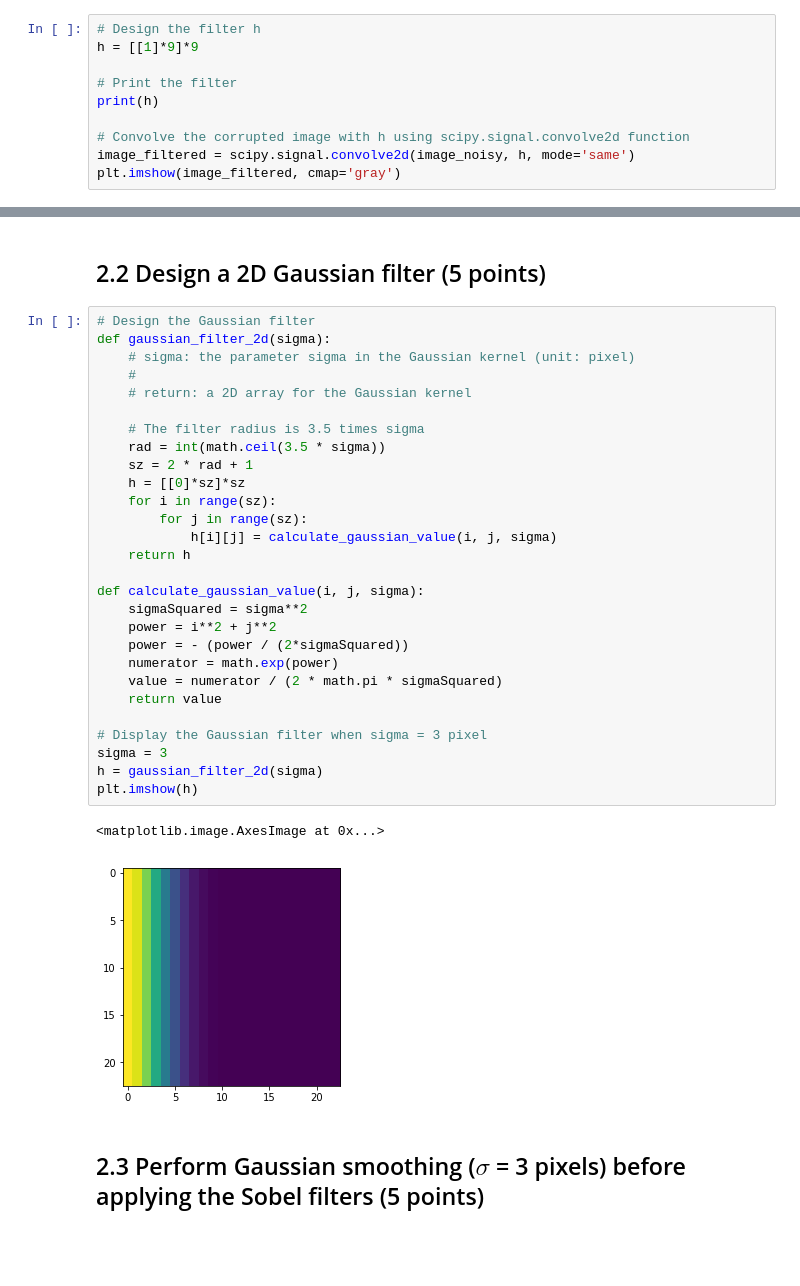
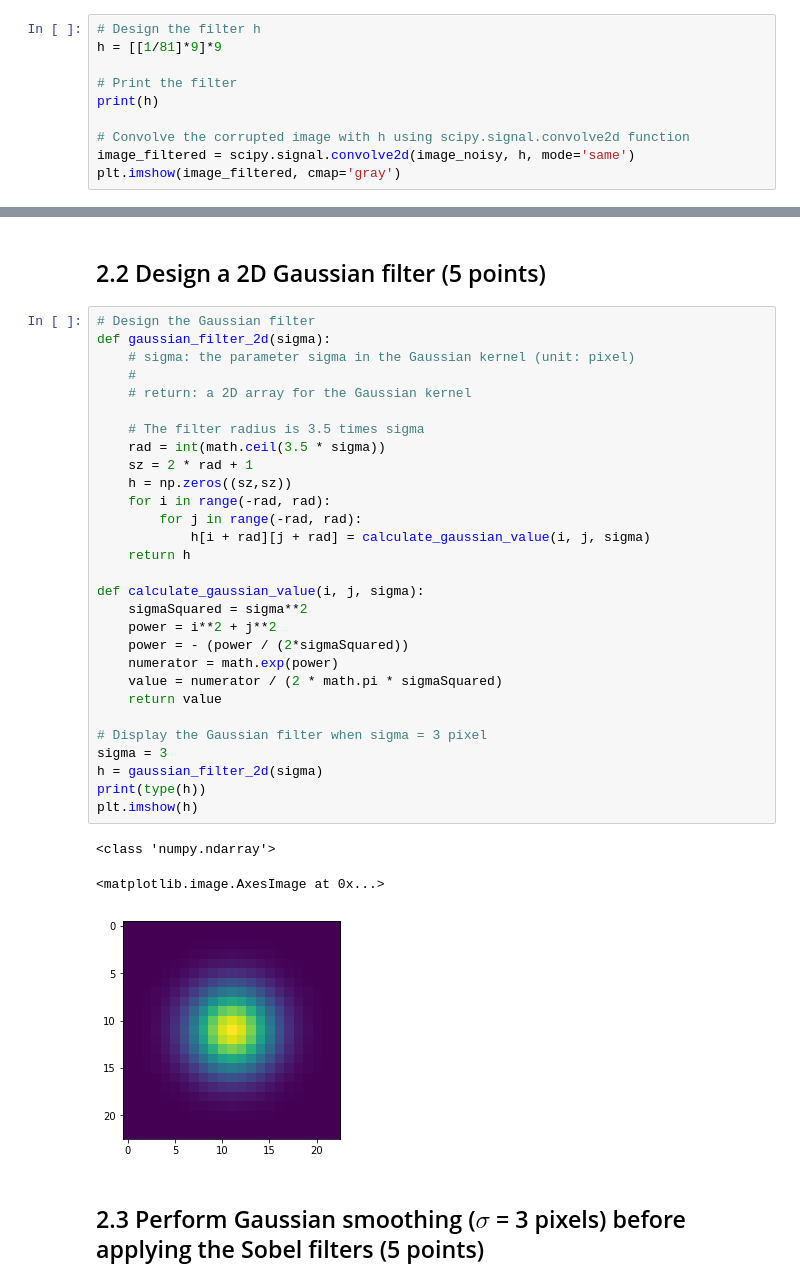
Before and after one commit to KaneKnight/ComputerVision2018-19, a Jupyter notebook: coursework_1/coursework_1.ipynb, the cells around one changed output, grey strips where cells are left out. Saved outputs shown, nothing was run; the diff lists cells and outputs as text; blank space fills up the shorter version.

Commit message:
Fix gaussian.

```diff
--- a/coursework_1/coursework_1.ipynb
+++ b/coursework_1/coursework_1.ipynb
@@ -80,7 +80,7 @@ plt.imshow(image_filtered, cmap='gray')
 ## 1.3 Filter the noisy image with a 9x9 moving average filter (5 points)
 # %%
 # Design the filter h
-h = [[1]*9]*9
+h = [[1/81]*9]*9
 
 # Print the filter
 print(h)
@@ -134,34 +134,36 @@ plt.imshow(sobel_mag, cmap='gray')
 # %%
 # Design the Gaussian filter
 def gaussian_filter_2d(sigma):
     # sigma: the parameter sigma in the Gaussian kernel (unit: pixel)
     #
     # return: a 2D array for the Gaussian kernel
 
     # The filter radius is 3.5 times sigma
     rad = int(math.ceil(3.5 * sigma))
     sz = 2 * rad + 1
-    h = [[0]*sz]*sz
-    for i in range(sz):
-        for j in range(sz):
-            h[i][j] = calculate_gaussian_value(i, j, sigma)
+    h = np.zeros((sz,sz))
+    for i in range(-rad, rad):
+        for j in range(-rad, rad):
+            h[i + rad][j + rad] = calculate_gaussian_value(i, j, sigma)
     return h
 
 def calculate_gaussian_value(i, j, sigma):
     sigmaSquared = sigma**2
     power = i**2 + j**2
     power = - (power / (2*sigmaSquared))
     numerator = math.exp(power)
     value = numerator / (2 * math.pi * sigmaSquared)
     return value
 
 # Display the Gaussian filter when sigma = 3 pixel
 sigma = 3
 h = gaussian_filter_2d(sigma)
+print(type(h))
 plt.imshow(h)
 # %% [output]
-<matplotlib.image.AxesImage at 0x...>
+<class 'numpy.ndarray'>
+<matplotlib.image.AxesImage at 0x...>
-[figure, old version]
+[figure, new version]
 # %% [markdown]
 ## 2.3 Perform Gaussian smoothing ($\sigma$ = 3 pixels) before applying the Sobel filters (5 points)
 # %%
```
Also changed, not shown: parts of 10 cells of this notebook.
